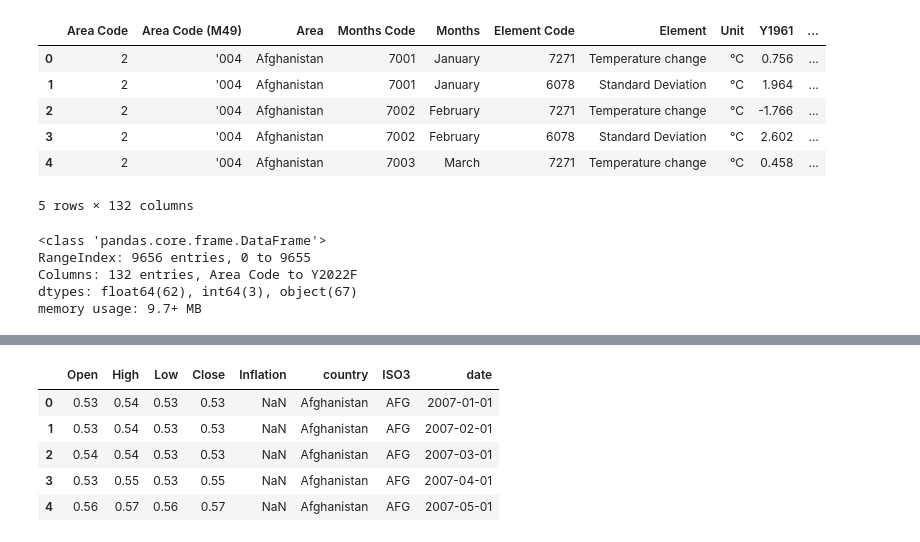
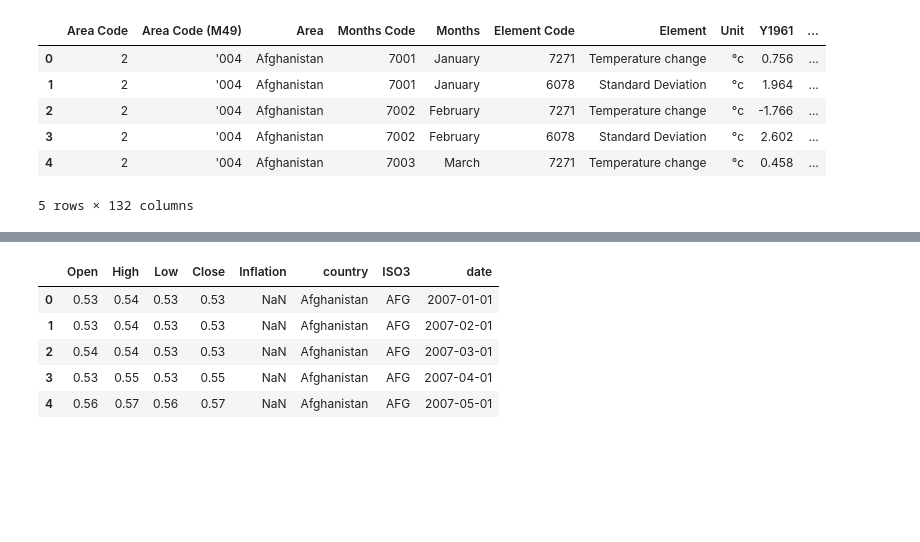
Before and after one commit to Zylesto/made-template, a Jupyter notebook: project/report.ipynb, the cells around one changed output, grey strips where cells are left out. Cells and saved outputs as stored; diff of their text form; code cells hidden in the pictures; blank space fills up the shorter version.

```diff
--- a/project/report.ipynb
+++ b/project/report.ipynb
@@ -51,21 +79,13 @@ from matplotlib.lines import Line2D
 # %%
 # get data from temperature table
-temp_df = pd.read_sql_table('temperature', 'sqlite:///zylesto.sqlite')
+temp_df = pd.read_sql_table('temperature', 'sqlite:///../data/zylesto.sqlite')
 # print first 5 rows of the table
 temp_df.head()
 # %% [output]
 |  | Area Code | Area Code (M49) | Area | Months Code | Months | Element Code | Element | Unit | Y1961 | ... |
-| 0 | 2 | '004 | Afghanistan | 7001 | January | 7271 | Temperature change | °C | 0.756 | ... |
-| 1 | 2 | '004 | Afghanistan | 7001 | January | 6078 | Standard Deviation | °C | 1.964 | ... |
-| 2 | 2 | '004 | Afghanistan | 7002 | February | 7271 | Temperature change | °C | -1.766 | ... |
-| 3 | 2 | '004 | Afghanistan | 7002 | February | 6078 | Standard Deviation | °C | 2.602 | ... |
-| 4 | 2 | '004 | Afghanistan | 7003 | March | 7271 | Temperature change | °C | 0.458 | ... |
+| 0 | 2 | '004 | Afghanistan | 7001 | January | 7271 | Temperature change | °c | 0.756 | ... |
+| 1 | 2 | '004 | Afghanistan | 7001 | January | 6078 | Standard Deviation | °c | 1.964 | ... |
+| 2 | 2 | '004 | Afghanistan | 7002 | February | 7271 | Temperature change | °c | -1.766 | ... |
+| 3 | 2 | '004 | Afghanistan | 7002 | February | 6078 | Standard Deviation | °c | 2.602 | ... |
+| 4 | 2 | '004 | Afghanistan | 7003 | March | 7271 | Temperature change | °c | 0.458 | ... |
 5 rows × 132 columns
-# %%
-temp_df.info()
-# %% [output]
-<class 'pandas.core.frame.DataFrame'>
-RangeIndex: 9656 entries, 0 to 9655
-Columns: 132 entries, Area Code to Y2022F
-dtypes: float64(62), int64(3), object(67)
-memory usage: 9.7+ MB
```
Also changed, not shown: parts of 26 cells of this notebook, 2 other files.
